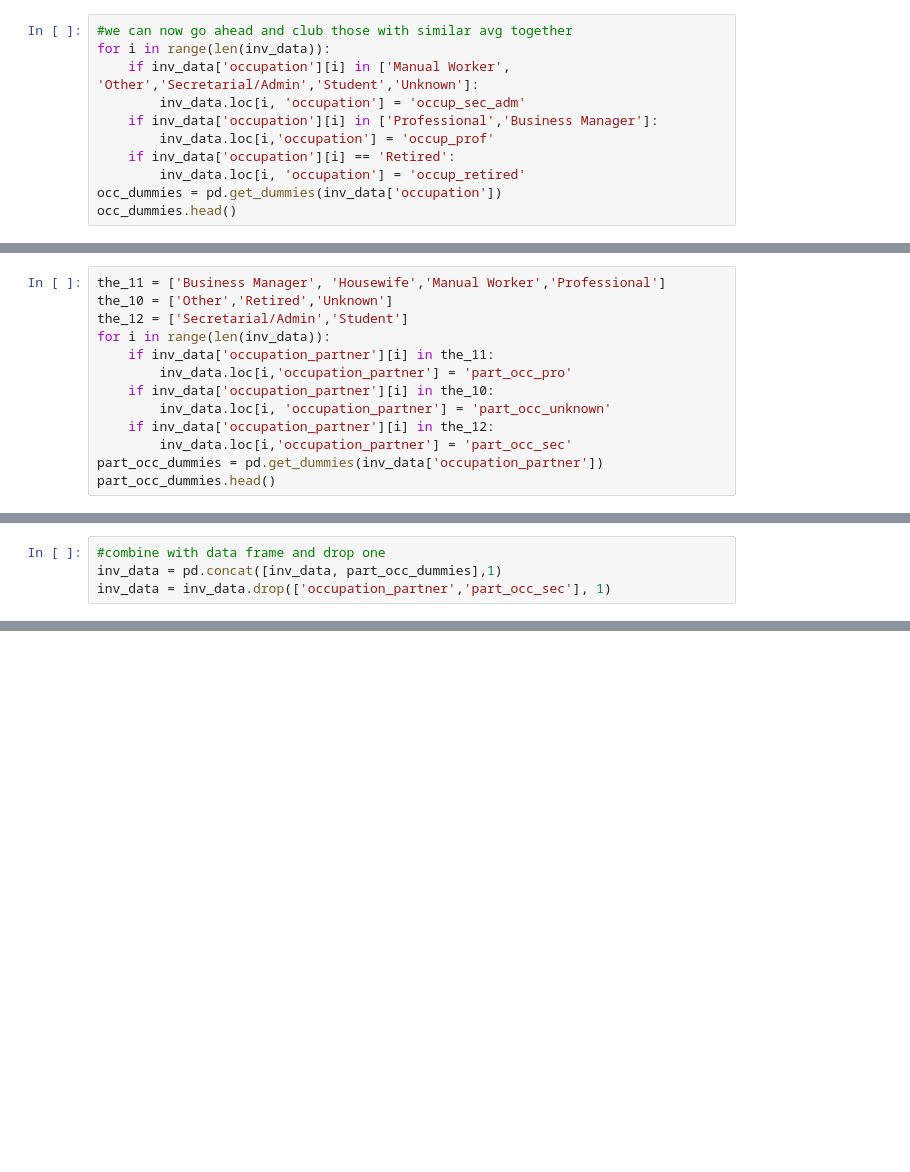
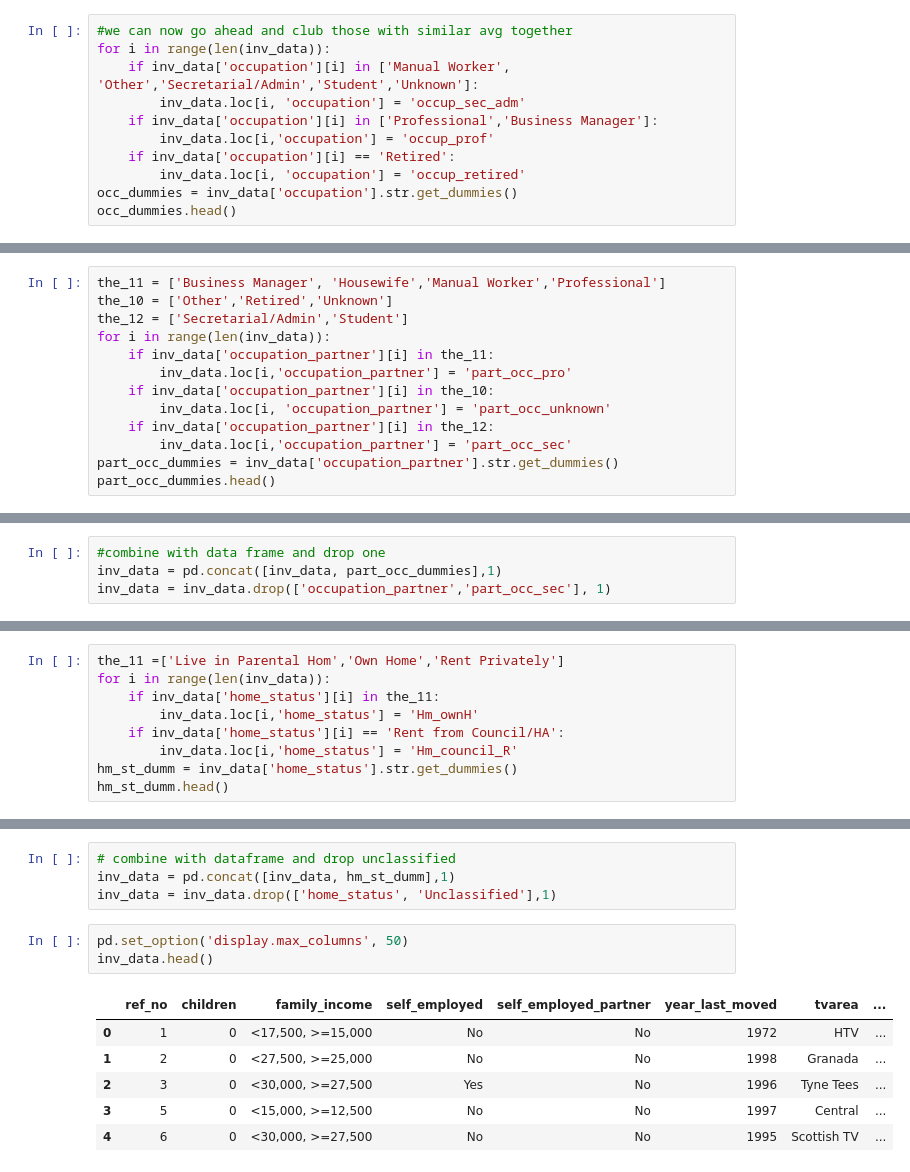
Before and after one commit to ajakaiye33/R_EDA_and_ML, a Jupyter notebook: py_machine_practice/logistic_regression_classification_practice.ipynb, the cells around one changed output, grey strips where cells are left out. Saved outputs shown, nothing was run; the diff lists cells and outputs as text; blank space fills up the shorter version.

```diff
--- a/py_machine_practice/logistic_regression_classification_practice.ipynb
+++ b/py_machine_practice/logistic_regression_classification_practice.ipynb
@@ -254,7 +263,7 @@ for i in range(len(inv_data)):
         inv_data.loc[i,'occupation'] = 'occup_prof'
     if inv_data['occupation'][i] == 'Retired':
         inv_data.loc[i, 'occupation'] = 'occup_retired'
-occ_dummies = pd.get_dummies(inv_data['occupation'])
+occ_dummies = inv_data['occupation'].str.get_dummies()
 occ_dummies.head()
 # %% [output]
 |  | Housewife | occup_prof | occup_retired | occup_sec_adm |
@@ -306,7 +315,7 @@ for i in range(len(inv_data)):
         inv_data.loc[i, 'occupation_partner'] = 'part_occ_unknown'
     if inv_data['occupation_partner'][i] in the_12:
         inv_data.loc[i,'occupation_partner'] = 'part_occ_sec'
-part_occ_dummies = pd.get_dummies(inv_data['occupation_partner'])
+part_occ_dummies = inv_data['occupation_partner'].str.get_dummies()
 part_occ_dummies.head()
 # %% [output]
 |  | part_occ_pro | part_occ_sec | part_occ_unknown |
@@ -321,0 +350,9 @@ inv_data = inv_data.drop(['occupation_partner','part_occ_sec'], 1)
+# %%
+the_11 =['Live in Parental Hom','Own Home','Rent Privately']
+for i in range(len(inv_data)):
+    if inv_data['home_status'][i] in the_11:
+        inv_data.loc[i,'home_status'] = 'Hm_ownH'
+    if inv_data['home_status'][i] == 'Rent from Council/HA':
+        inv_data.loc[i,'home_status'] = 'Hm_council_R'
+hm_st_dumm = inv_data['home_status'].str.get_dummies()
+hm_st_dumm.head()
@@ -321,0 +366,14 @@ inv_data = inv_data.drop(['occupation_partner','part_occ_sec'], 1)
+# %%
+# combine with dataframe and drop unclassified
+inv_data = pd.concat([inv_data, hm_st_dumm],1)
+inv_data = inv_data.drop(['home_status', 'Unclassified'],1)
+# %%
+pd.set_option('display.max_columns', 50)
+inv_data.head()
+# %% [output]
+|  | ref_no | children | family_income | self_employed | self_employed_partner | year_last_moved | tvarea | ... |
+| 0 | 1 | 0 | <17,500, >=15,000 | No | No | 1972 | HTV | ... |
+| 1 | 2 | 0 | <27,500, >=25,000 | No | No | 1998 | Granada | ... |
+| 2 | 3 | 0 | <30,000, >=27,500 | Yes | No | 1996 | Tyne Tees | ... |
+| 3 | 5 | 0 | <15,000, >=12,500 | No | No | 1997 | Central | ... |
+| 4 | 6 | 0 | <30,000, >=27,500 | No | No | 1995 | Scottish TV | ... |
```
Also changed, not shown: parts of 26 cells of this notebook.
